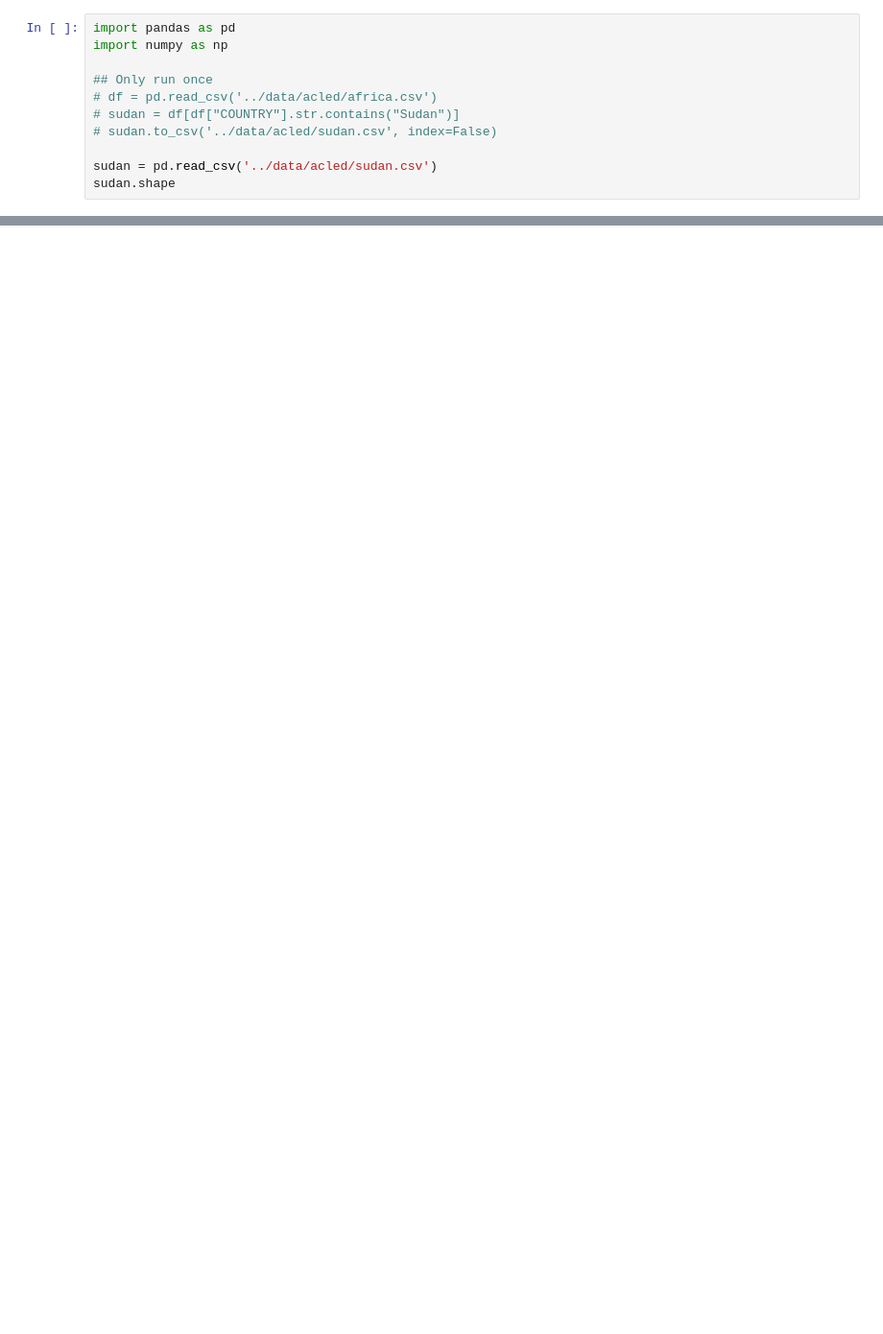
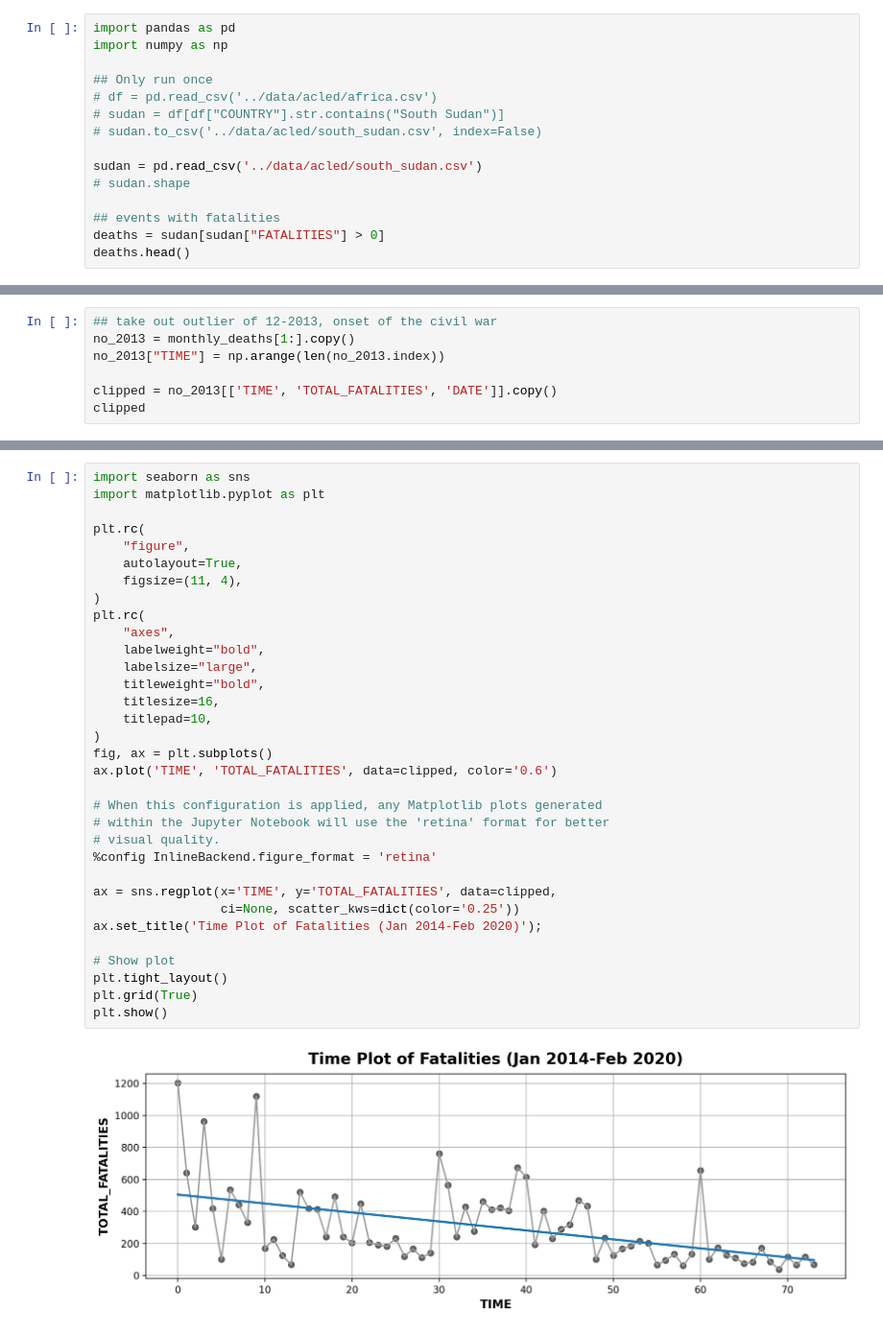
Before and after one commit to kaylanhua/conflicts, a Jupyter notebook: time_series/sudan.ipynb, the cells around one changed output, grey strips where cells are left out. Shown at 96% size. Drawn from its saved outputs; the diff is of its cells as text; blank space fills up the shorter version.

```diff
--- a/time_series/sudan.ipynb
+++ b/time_series/sudan.ipynb
@@ -12,9 +12,13 @@ import numpy as np
 
 ## Only run once
 # df = pd.read_csv('../data/acled/africa.csv')
-# sudan = df[df["COUNTRY"].str.contains("Sudan")]
-# sudan.to_csv('../data/acled/sudan.csv', index=False)
+# sudan = df[df["COUNTRY"].str.contains("South Sudan")]
+# sudan.to_csv('../data/acled/south_sudan.csv', index=False)
 
-sudan = pd.read_csv('../data/acled/sudan.csv')
-sudan.shape
+sudan = pd.read_csv('../data/acled/south_sudan.csv')
+# sudan.shape
+
+## events with fatalities
+deaths = sudan[sudan["FATALITIES"] > 0]
+deaths.head()
 # %% [output]
@@ -60,0 +95,7 @@ Static map saved as 'static_map.png'.
+# %%
+## take out outlier of 12-2013, onset of the civil war
+no_2013 = monthly_deaths[1:].copy()
+no_2013["TIME"] = np.arange(len(no_2013.index))
+
+clipped = no_2013[['TIME', 'TOTAL_FATALITIES', 'DATE']].copy()
+clipped
@@ -60,0 +116,35 @@ Static map saved as 'static_map.png'.
+# %%
+import seaborn as sns
+import matplotlib.pyplot as plt
+
+plt.rc(
+    "figure",
+    autolayout=True,
+    figsize=(11, 4),
+)
+plt.rc(
+    "axes",
+    labelweight="bold",
+    labelsize="large",
+    titleweight="bold",
+    titlesize=16,
+    titlepad=10,
+)
+fig, ax = plt.subplots()
+ax.plot('TIME', 'TOTAL_FATALITIES', data=clipped, color='0.6')
+
+# When this configuration is applied, any Matplotlib plots generated
+# within the Jupyter Notebook will use the 'retina' format for better
+# visual quality.
+%config InlineBackend.figure_format = 'retina'
+
+ax = sns.regplot(x='TIME', y='TOTAL_FATALITIES', data=clipped,
+                 ci=None, scatter_kws=dict(color='0.25'))
+ax.set_title('Time Plot of Fatalities (Jan 2014-Feb 2020)');
+
+# Show plot
+plt.tight_layout()
+plt.grid(True)
+plt.show()
+# %% [output]
+[figure, added]
```
Also changed, not shown: parts of 15 cells of this notebook.
